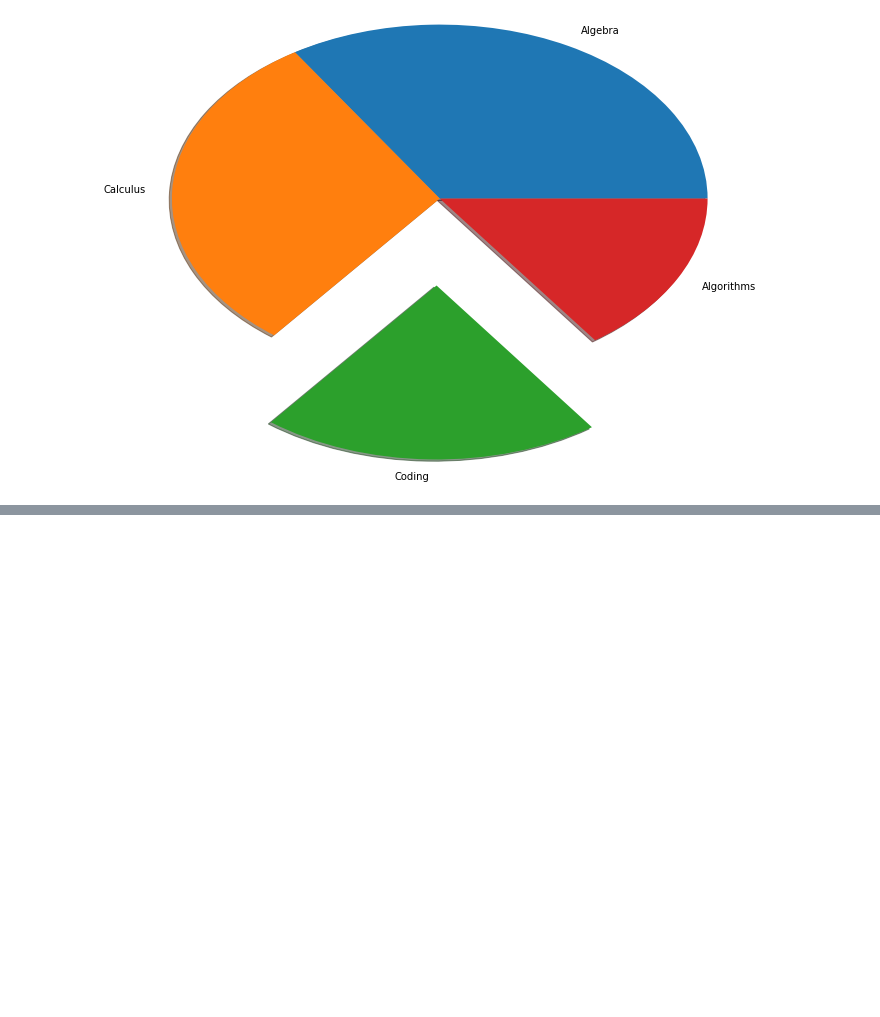
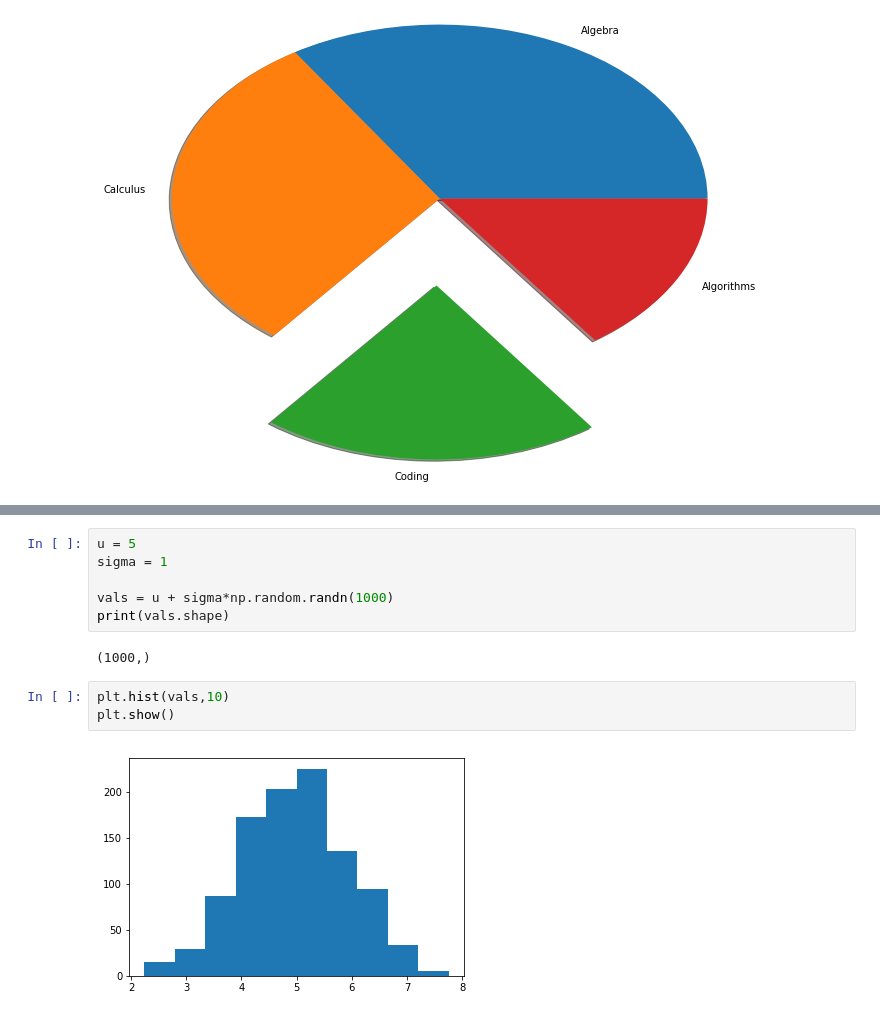
Before and after one commit to chiranjev/Machine-Learning-Algorithms-From-Scratch, a Jupyter notebook: Data Processing and Visualization/Matplotlib_Basics.ipynb, the cells around one changed output, grey strips where cells are left out. Drawn from its saved outputs; the diff is of its cells as text; blank space fills up the shorter version.

Commit message:
Data processing and visualization

```diff
--- a/Data Processing and Visualization/Matplotlib_Basics.ipynb
+++ b/Data Processing and Visualization/Matplotlib_Basics.ipynb
@@ -92,0 +105,13 @@ plt.plot()
+# %%
+u = 5
+sigma = 1
+
+vals = u + sigma*np.random.randn(1000)
+print(vals.shape)
+# %% [output]
+(1000,)
+# %%
+plt.hist(vals,10)
+plt.show()
+# %% [output]
+[figure, added]
```
Also changed, not shown: parts of 7 cells of this notebook.
